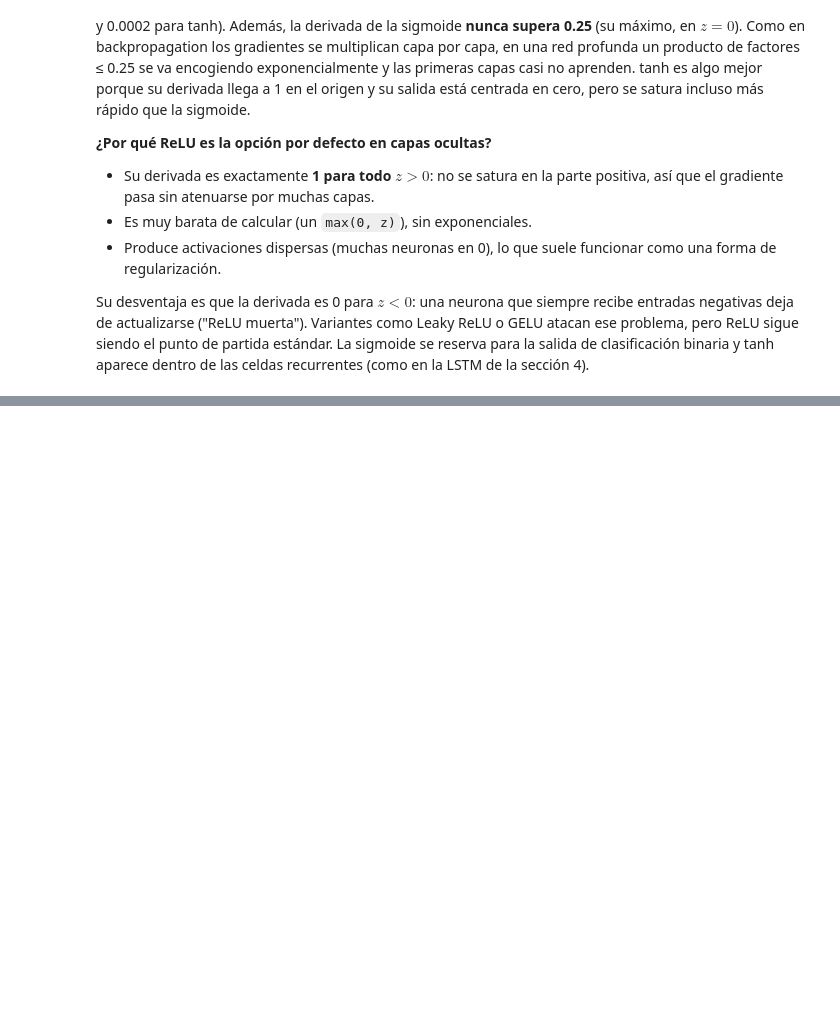
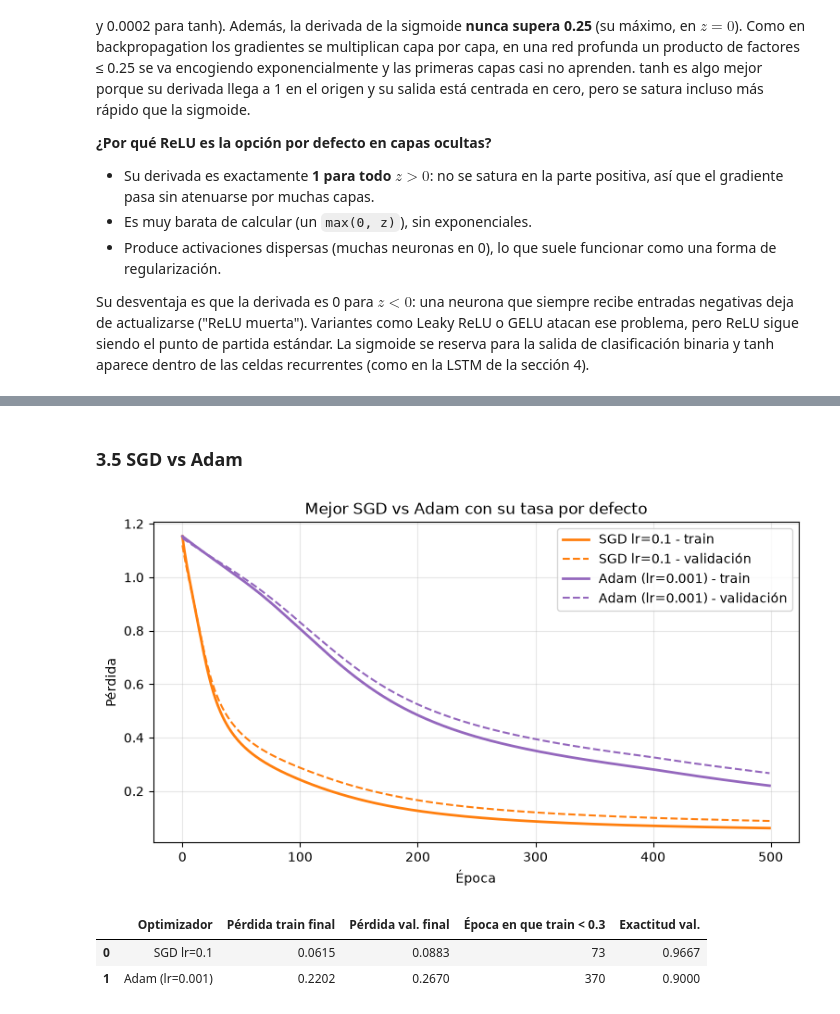
Before and after one commit to Cynthiss/NLP, a Jupyter notebook: Lab_7/Lab_7.ipynb, the cells around one changed output, grey strips where cells are left out. Saved outputs shown, nothing was run; the diff lists cells and outputs as text; code cells hidden in the pictures; blank space fills up the shorter version.

```diff
--- a/Lab_7/Lab_7.ipynb
+++ b/Lab_7/Lab_7.ipynb
@@ -265,0 +396,31 @@ Su desventaja es que la derivada es 0 para $z<0$: una neurona que siempre recibe
+# %% [markdown]
+### 3.5 SGD vs Adam
+# %%
+resultados["Adam (lr=0.001)"] = entrenar("adam")
+mejor_sgd = "SGD lr=0.1"
+
+fig, ax = plt.subplots(figsize=(9, 4.5))
+for nombre, color in [(mejor_sgd, "tab:orange"), ("Adam (lr=0.001)", "tab:purple")]:
+    _, h_tr, h_val = resultados[nombre]
+    ax.plot(h_tr, color=color, label=f"{nombre} - train", lw=2)
+    ax.plot(h_val, "--", color=color, label=f"{nombre} - validación", lw=1.5)
+ax.set_xlabel("Época")
+ax.set_ylabel("Pérdida")
+ax.set_title("Mejor SGD vs Adam con su tasa por defecto")
+ax.legend()
+ax.grid(alpha=0.3)
+plt.show()
+
+def primera_epoca_bajo(h, umbral):
+    return next((i for i, v in enumerate(h) if v < umbral), None)
+
+pd.DataFrame(
+    [(n, resultados[n][1][-1], resultados[n][2][-1], primera_epoca_bajo(resultados[n][1], 0.3),
+      exactitud(resultados[n][0], X_val, y_val)[0]) for n in [mejor_sgd, "Adam (lr=0.001)"]],
+    columns=["Optimizador", "Pérdida train final", "Pérdida val. final", "Época en que train < 0.3", "Exactitud val."],
+).round(4)
+# %% [output]
+[figure, added]
+|  | Optimizador | Pérdida train final | Pérdida val. final | Época en que train < 0.3 | Exactitud val. |
+| 0 | SGD lr=0.1 | 0.0615 | 0.0883 | 73 | 0.9667 |
+| 1 | Adam (lr=0.001) | 0.2202 | 0.2670 | 370 | 0.9000 |
```
Also changed, not shown: parts of 13 cells of this notebook.
